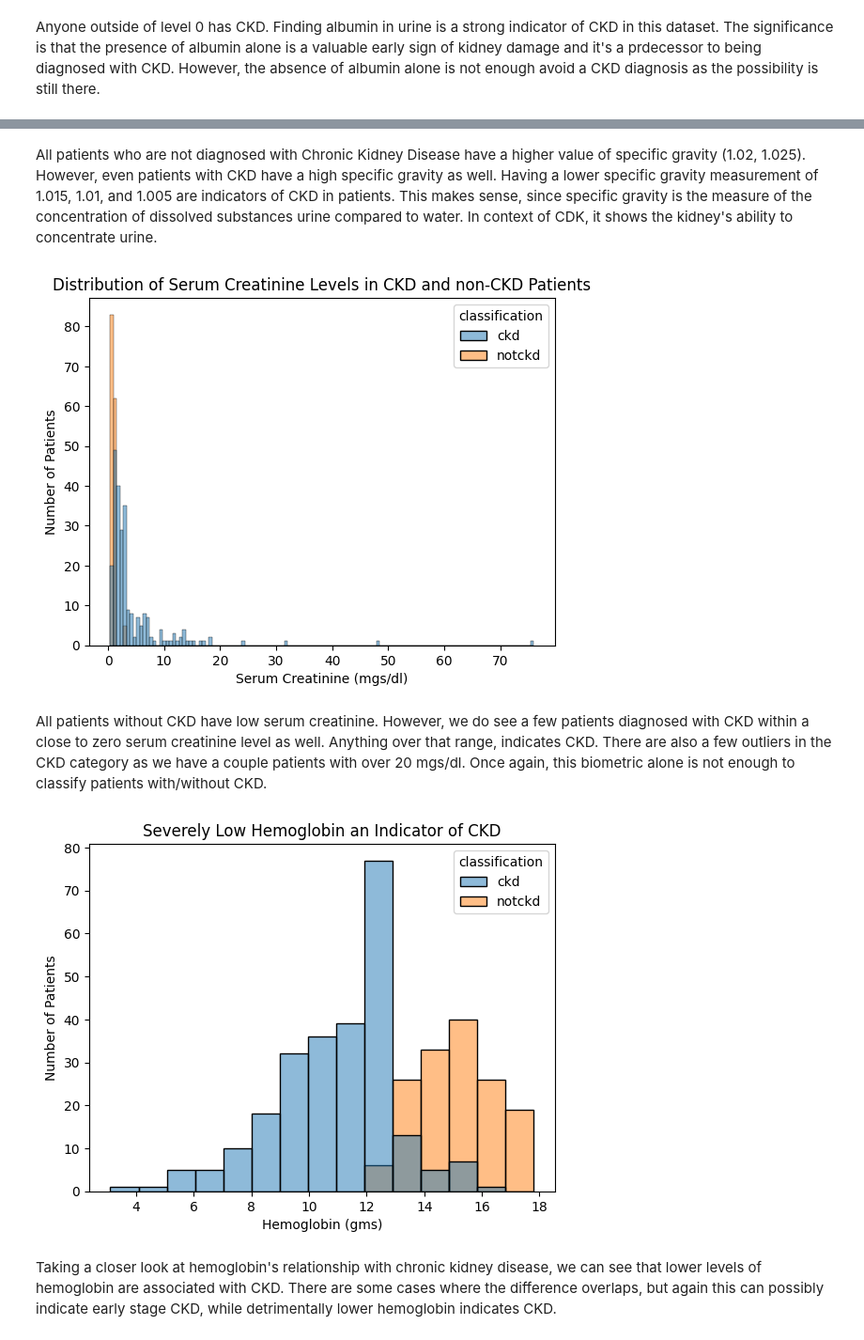
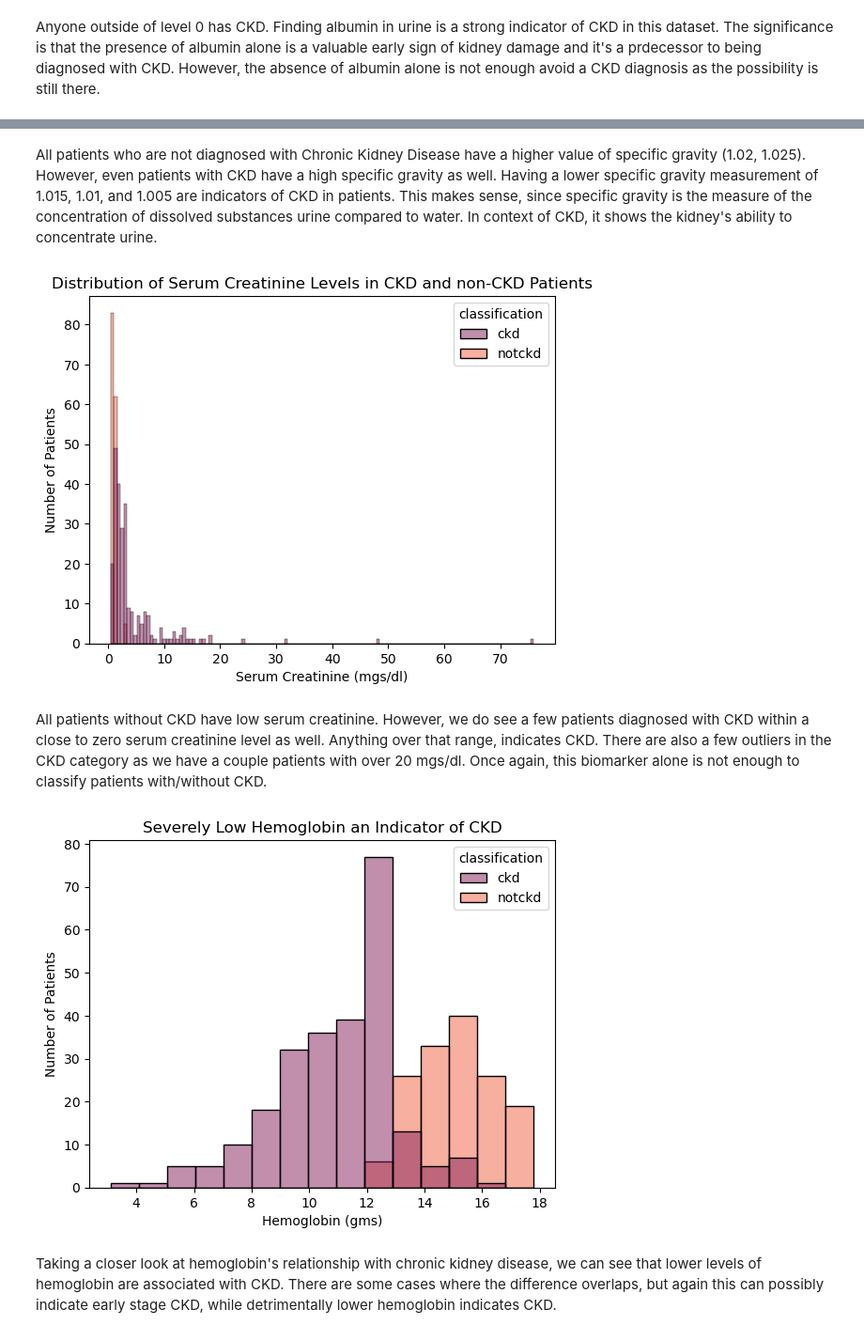
Before and after one commit to unprosaiclabyrinth/PrognosiX, a Jupyter notebook: notebooks/eda.ipynb, the cells around one changed output, grey strips where cells are left out. Shown at 94% size. Saved outputs shown, nothing was run; the diff lists cells and outputs as text; code cells hidden in the pictures.

```diff
--- a/notebooks/eda.ipynb
+++ b/notebooks/eda.ipynb
@@ -480,23 +481,23 @@ plt.show()
 # %% [markdown]
-All patients who are not diagnosed with Chronic Kidney Disease have a higher value of specific gravity (1.02, 1.025). However, even patients with CKD have a high specific gravity as well. Having a lower specific gravity measurement of 1.015, 1.01, and 1.005 are indicators of CKD in patients. This makes sense, since specific gravity is the measure of the concentration of dissolved substances urine compared to water. In context of CDK, it shows the kidney's ability to concentrate urine.
+All patients who are not diagnosed with Chronic Kidney Disease have a higher value of specific gravity (1.02, 1.025). However, even patients with CKD have a high specific gravity as well. Having a lower specific gravity measurement of 1.015, 1.01, and 1.005 are indicators of CKD in patients. This makes sense, since specific gravity is the measure of the concentration of dissolved substances urine compared to water. In context of CKD, it shows the kidney's ability to concentrate urine.
 # %%
-sns.histplot(data=df, x='sc', hue='classification')
+sns.histplot(data=df, x='sc', hue='classification', palette="rocket")
 plt.title("Distribution of Serum Creatinine Levels in CKD and non-CKD Patients")
 plt.xlabel('Serum Creatinine (mgs/dl)')
 plt.ylabel('Number of Patients')
 plt.show()
 # %% [output]
-[figure, old version]
+[figure, new version]
 # %% [markdown]
-All patients without CKD have low serum creatinine. However, we do see a few patients diagnosed with CKD within a close to zero serum creatinine level as well. Anything over that range, indicates CKD. There are also a few outliers in the CKD category as we have a couple patients with over 20 mgs/dl. Once again, this biometric alone is not enough to classify patients with/without CKD.
+All patients without CKD have low serum creatinine. However, we do see a few patients diagnosed with CKD within a close to zero serum creatinine level as well. Anything over that range, indicates CKD. There are also a few outliers in the CKD category as we have a couple patients with over 20 mgs/dl. Once again, this biomarker alone is not enough to classify patients with/without CKD.
 # %%
-sns.histplot(data=df, x='hemo', hue='classification')
+sns.histplot(data=df, x='hemo', hue='classification', palette="rocket")
 plt.title("Severely Low Hemoglobin an Indicator of CKD")
 plt.xlabel('Hemoglobin (gms)')
 plt.ylabel('Number of Patients')
 plt.show()
 # %% [output]
-[figure, old version]
+[figure, new version]
 # %% [markdown]
 Taking a closer look at hemoglobin's relationship with chronic kidney disease, we can see that lower levels of hemoglobin are associated with CKD. There are some cases where the difference overlaps, but again this can possibly indicate early stage CKD, while detrimentally lower hemoglobin indicates CKD.
 # %% [markdown]
```
Also changed, not shown: parts of 11 cells of this notebook.
